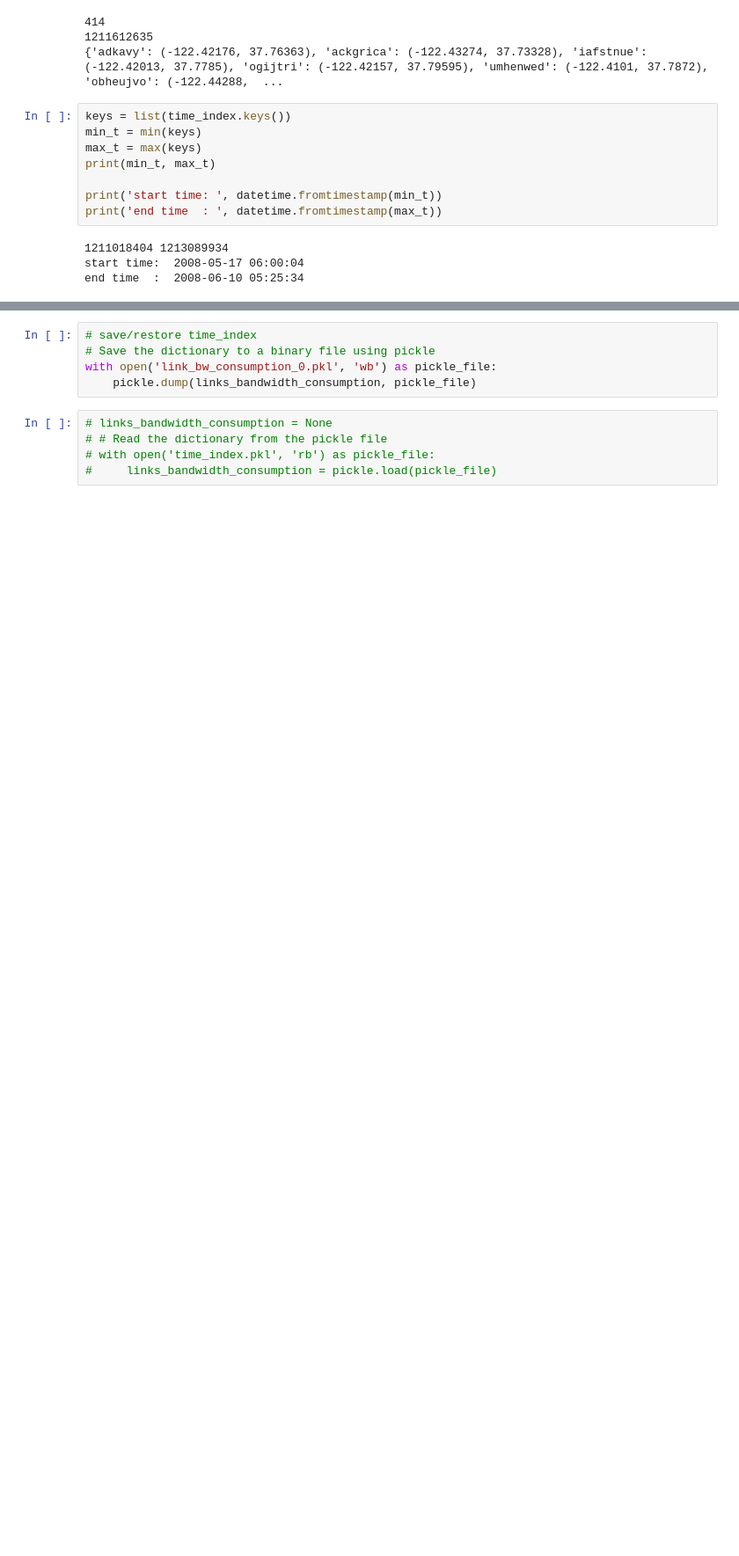
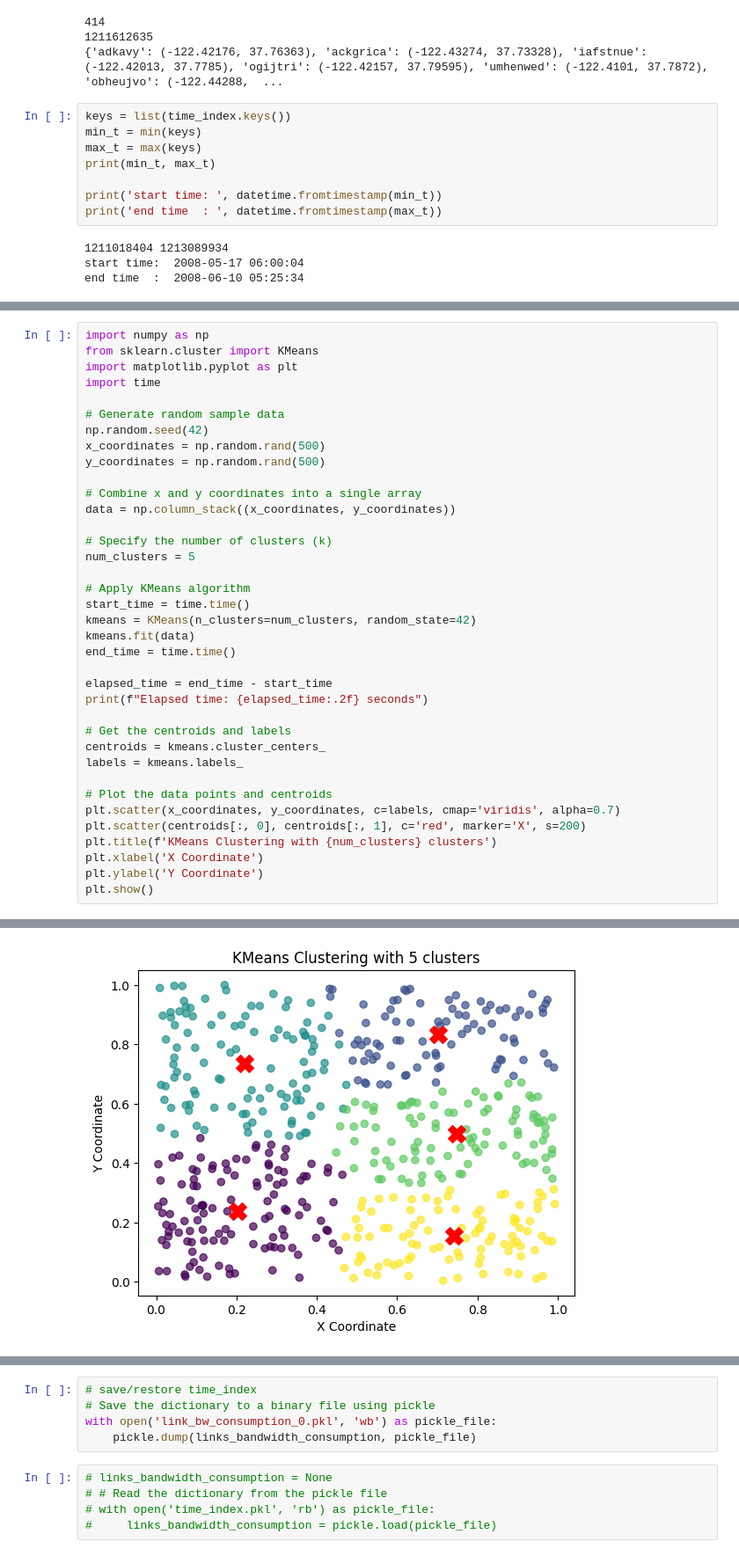
Before and after one commit to jinsun-yoo/faasedge-dag-, a Jupyter notebook: microbenchmark.ipynb, the cells around one changed output, grey strips where cells are left out. Shown at 88% size. Saved outputs shown, nothing was run; the diff lists cells and outputs as text; blank space fills up the shorter version.

```diff
--- a/microbenchmark.ipynb
+++ b/microbenchmark.ipynb
@@ -308,0 +329,38 @@ for current_time in tqdm(range(min_t, max_t + 1)):
+# %%
+import numpy as np
+from sklearn.cluster import KMeans
+import matplotlib.pyplot as plt
+import time
+
+# Generate random sample data
+np.random.seed(42)
+x_coordinates = np.random.rand(500)
+y_coordinates = np.random.rand(500)
+
+# Combine x and y coordinates into a single array
+data = np.column_stack((x_coordinates, y_coordinates))
+
+# Specify the number of clusters (k)
+num_clusters = 5
+
+# Apply KMeans algorithm
+start_time = time.time()
+kmeans = KMeans(n_clusters=num_clusters, random_state=42)
+kmeans.fit(data)
+end_time = time.time()
+
+elapsed_time = end_time - start_time
+print(f"Elapsed time: {elapsed_time:.2f} seconds")
+
+# Get the centroids and labels
+centroids = kmeans.cluster_centers_
+labels = kmeans.labels_
+
+# Plot the data points and centroids
+plt.scatter(x_coordinates, y_coordinates, c=labels, cmap='viridis', alpha=0.7)
+plt.scatter(centroids[:, 0], centroids[:, 1], c='red', marker='X', s=200)
+plt.title(f'KMeans Clustering with {num_clusters} clusters')
+plt.xlabel('X Coordinate')
+plt.ylabel('Y Coordinate')
+plt.show()
+# %% [output]
@@ -308,0 +368 @@ for current_time in tqdm(range(min_t, max_t + 1)):
+[figure, added]
```
Also changed, not shown: parts of 16 cells of this notebook.
